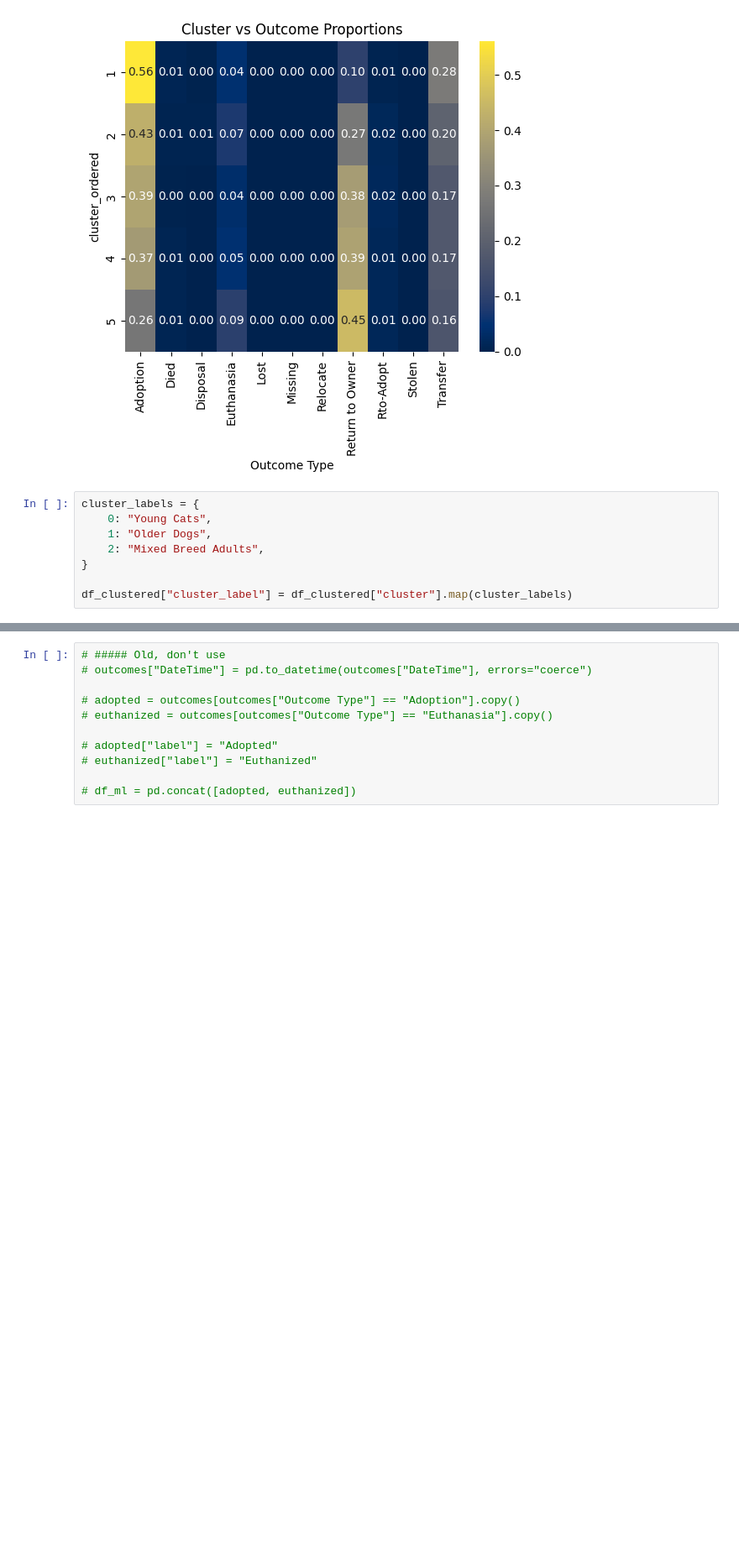
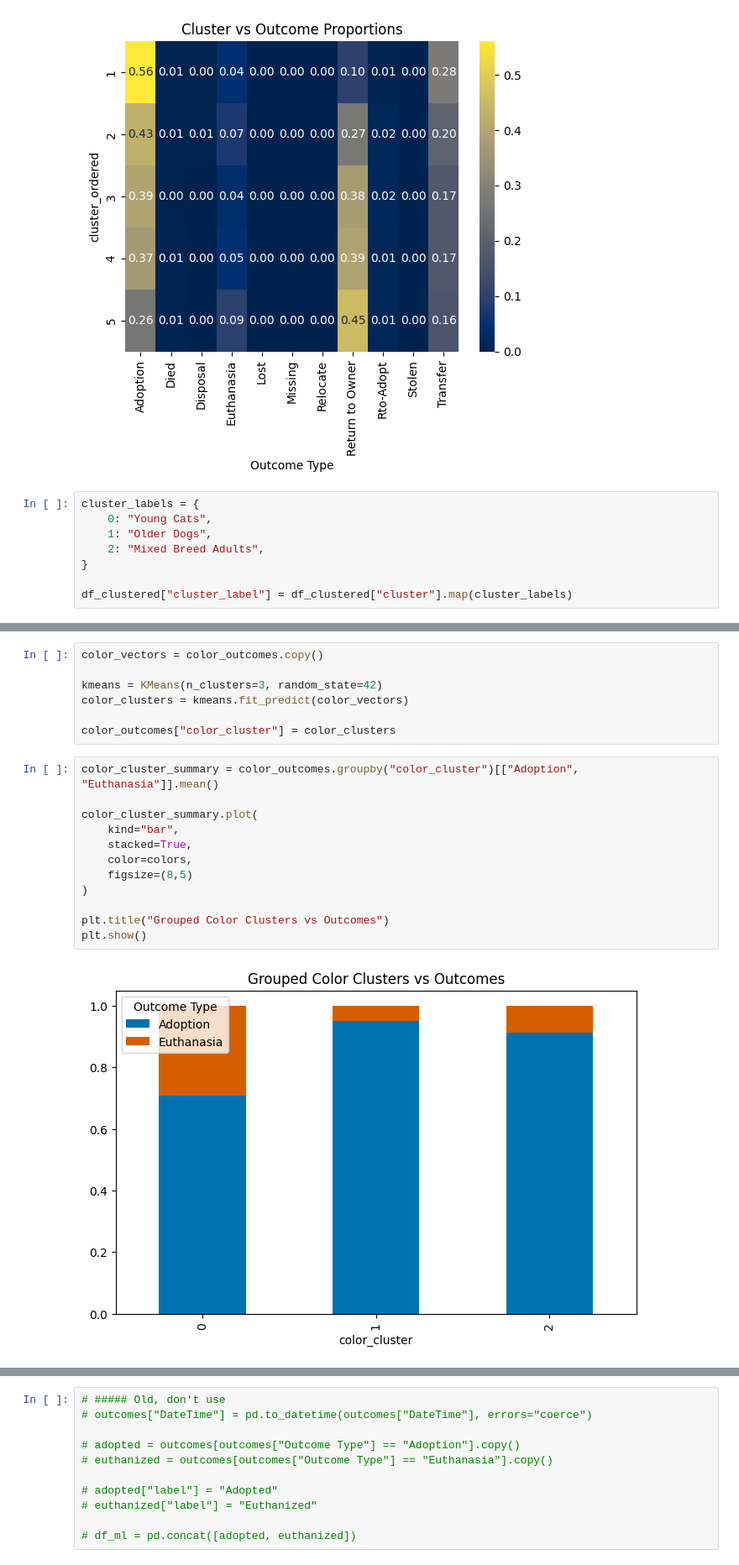
Before and after one commit to afiscl/csci3343-animal-shelter-project, a Jupyter notebook: cluster_factors.ipynb, the cells around one changed output, grey strips where cells are left out. Shown at 84% size. Saved outputs shown, nothing was run; the diff lists cells and outputs as text; blank space fills up the shorter version.

```diff
--- a/cluster_factors.ipynb
+++ b/cluster_factors.ipynb
@@ -270,0 +323,21 @@ df_clustered["cluster_label"] = df_clustered["cluster"].map(cluster_labels)
+# %%
+color_vectors = color_outcomes.copy()
+
+kmeans = KMeans(n_clusters=3, random_state=42)
+color_clusters = kmeans.fit_predict(color_vectors)
+
+color_outcomes["color_cluster"] = color_clusters
+# %%
+color_cluster_summary = color_outcomes.groupby("color_cluster")[["Adoption", "Euthanasia"]].mean()
+
+color_cluster_summary.plot(
+    kind="bar",
+    stacked=True,
+    color=colors,
+    figsize=(8,5)
+)
+
+plt.title("Grouped Color Clusters vs Outcomes")
+plt.show()
+# %% [output]
+[figure, added]
```
Also changed, not shown: parts of 5 cells of this notebook, 3 other files.
